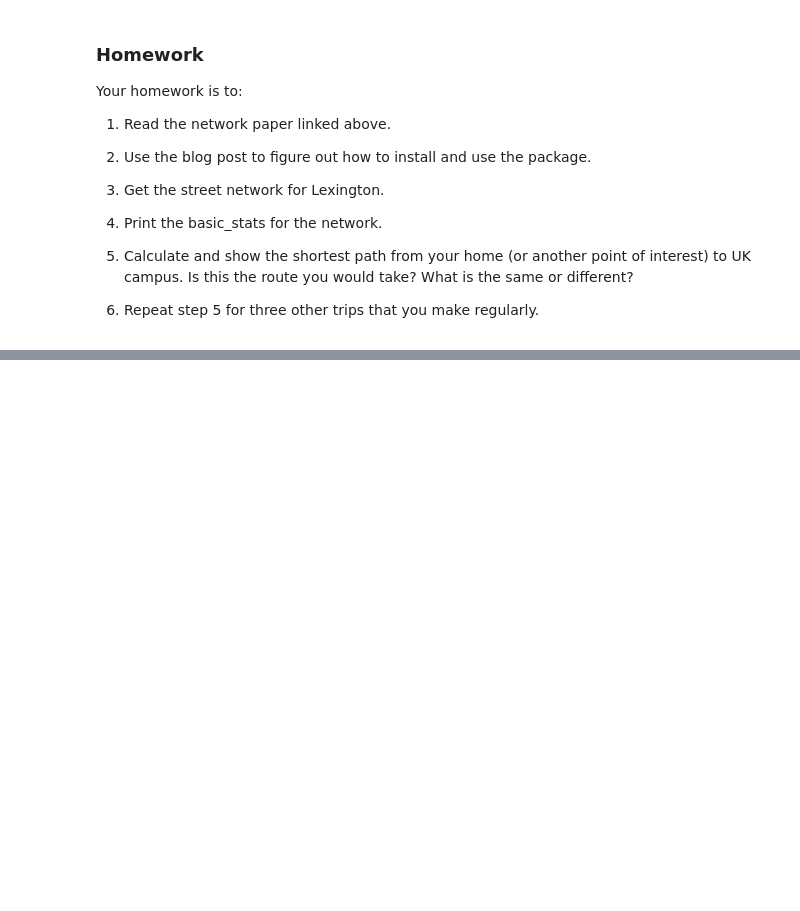
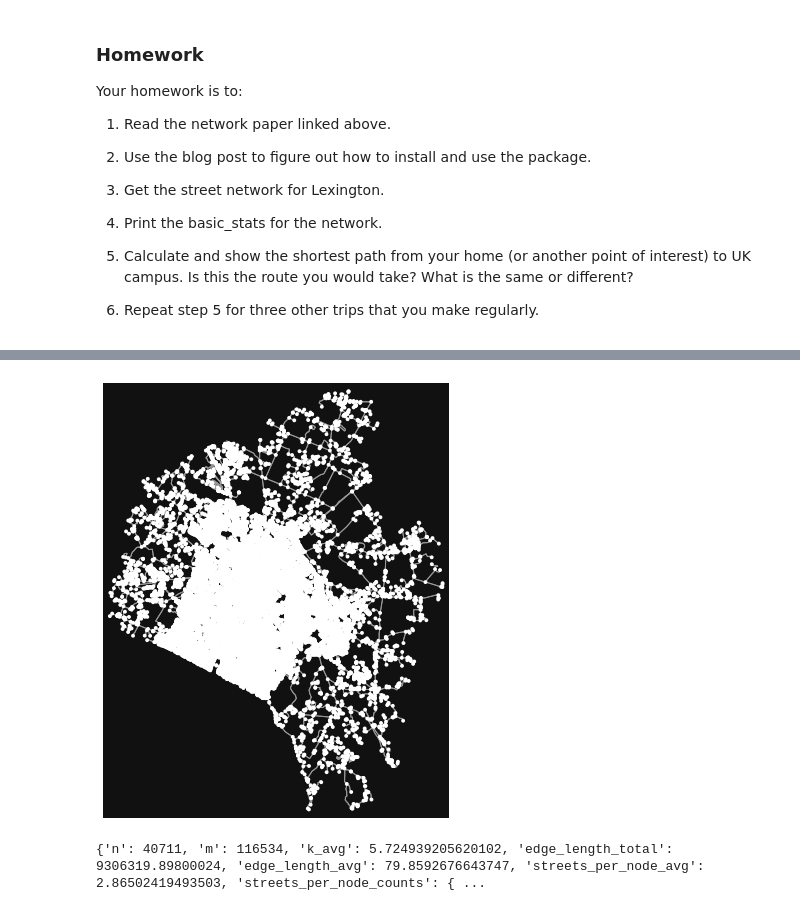
Before and after one commit to Mimarah/ce599, a Jupyter notebook: 18-Networks 2/Networks_OSM.ipynb, the cells around one changed output, grey strips where cells are left out. Saved outputs shown, nothing was run; the diff lists cells and outputs as text; code cells hidden in the pictures; blank space fills up the shorter version.

```diff
--- a/18-Networks 2/Networks_OSM.ipynb
+++ b/18-Networks 2/Networks_OSM.ipynb
@@ -41,0 +53,12 @@ Warning: 'conda-forge' already in 'channels' list, moving to the top
+# %%
+#Question 3: street network for lexington
+G = ox.graph_from_place("Lexington, Kentucky, USA", network_type = 'walk')
+fig, ax = ox.plot_graph(G)
+# %% [output]
+[figure, added]
+# %%
+#Question 4: basic_stats for thr Lexington network
+basic_stats = ox.basic_stats(G)
+print(basic_stats)
+# %% [output]
+{'n': 40711, 'm': 116534, 'k_avg': 5.724939205620102, 'edge_length_total': 9306319.89800024, 'edge_length_avg': 79.8592676643747, 'streets_per_node_avg': 2.86502419493503, 'streets_per_node_counts': { ...
```
Also changed, not shown: parts of 10 cells of this notebook, 22 other files.
